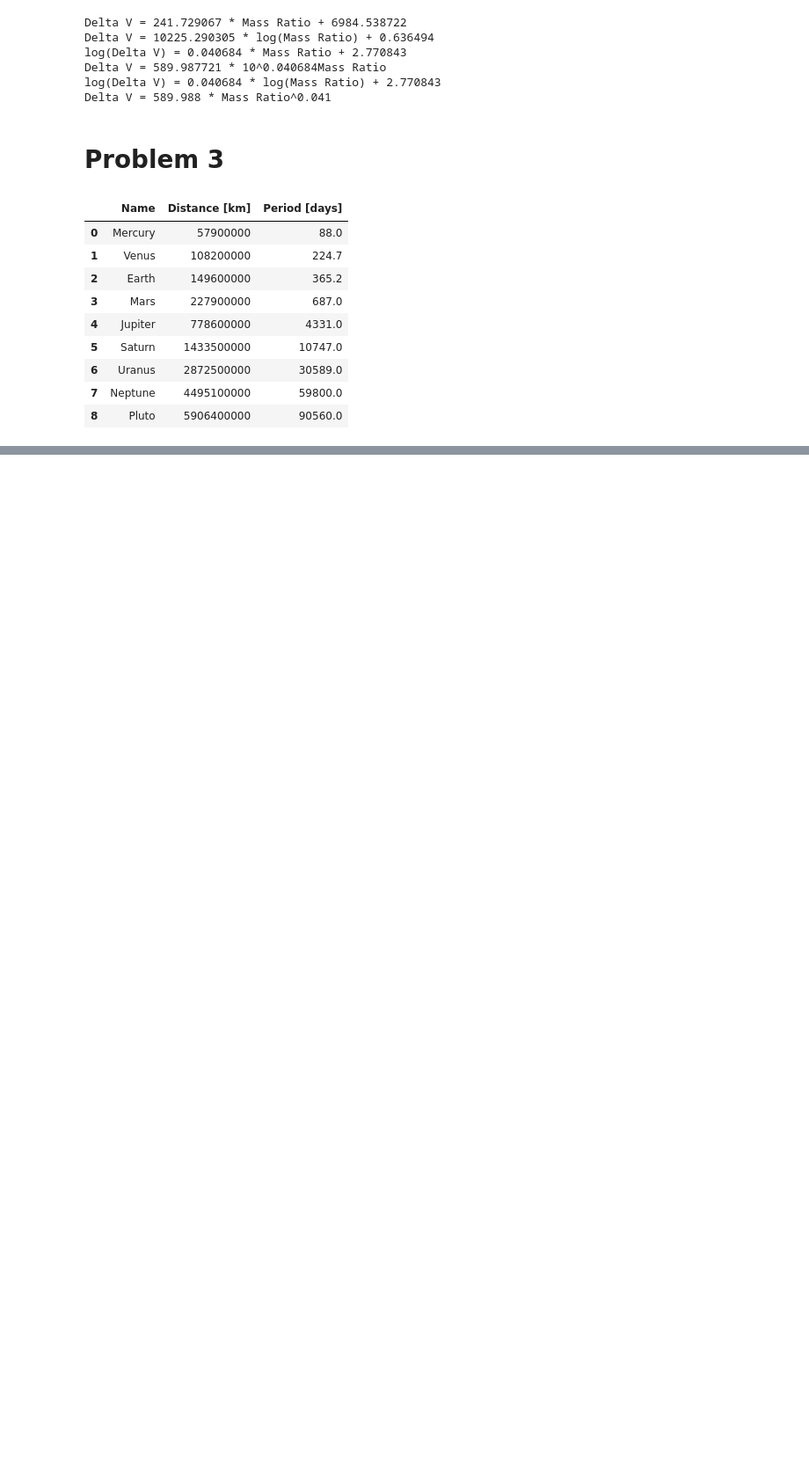
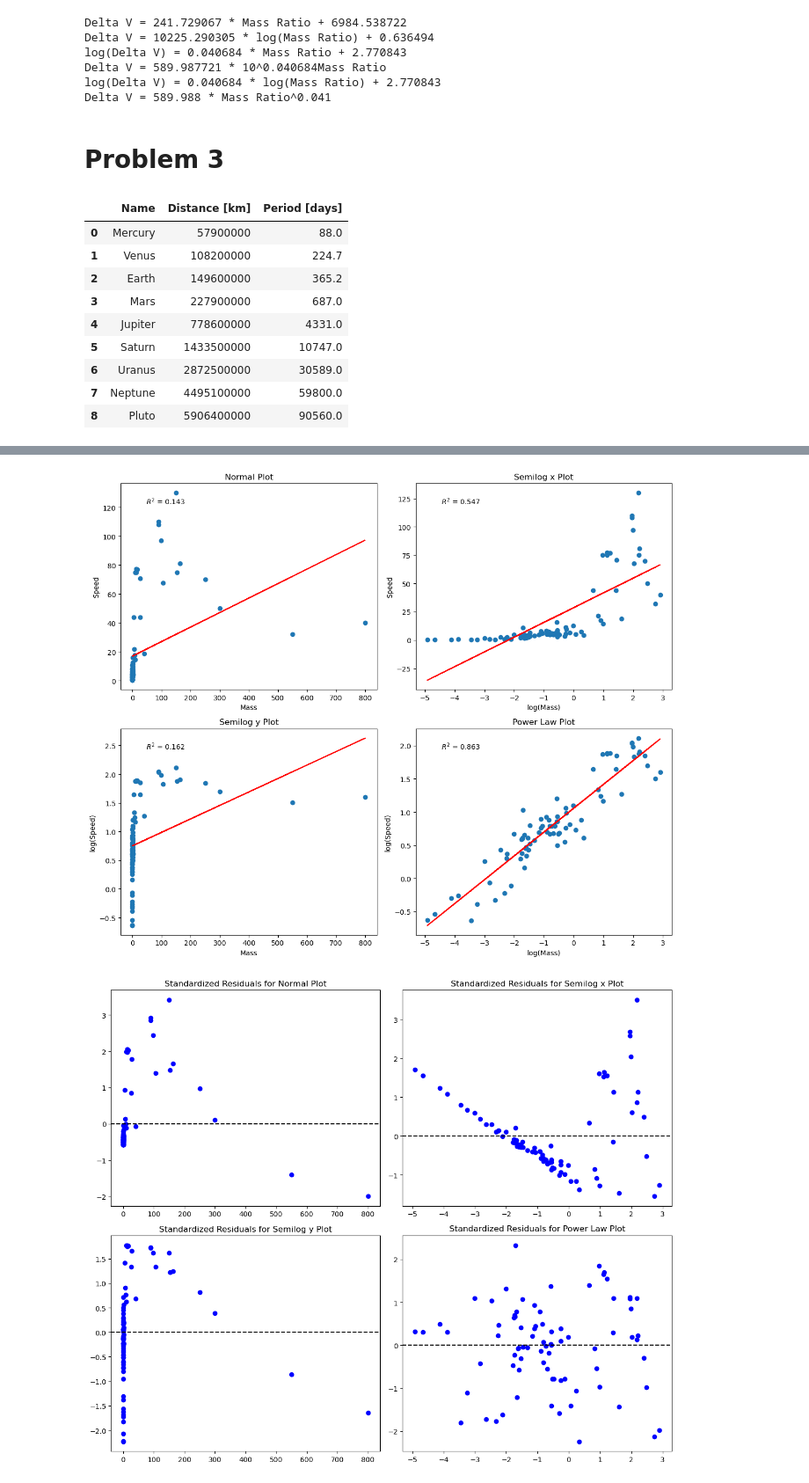
Before and after one commit to ririye01/math4334-MathModelingNotebooks, a Jupyter notebook: homework/hw2b/hw2b.ipynb, the cells around one changed output, grey strips where cells are left out. Shown at 88% size. Saved outputs shown, nothing was run; the diff lists cells and outputs as text; code cells hidden in the pictures; blank space fills up the shorter version.

```diff
--- a/homework/hw2b/hw2b.ipynb
+++ b/homework/hw2b/hw2b.ipynb
@@ -352,0 +355,3 @@ Orbital Period = 0.000 * Orbital Radius^1.499
+# %%
+df4: pd.DataFrame = pd.read_excel("hw-02b-data/fish-swimming-speeds.xlsx")
+df4.head()
@@ -352,0 +365,76 @@ Orbital Period = 0.000 * Orbital Radius^1.499
+# %%
+x4 = df4["Mass [kg]"].values
+y4 = df4["Speed [km/h]"].values
+
+epsilon = 1e-10
+x4_log = np.log10(x4 + epsilon)
+y4_log = np.log10(y4 + epsilon)
+
+fig, axs = plt.subplots(2, 2, figsize=(12, 10))
+
+def plot_and_fit(x, y, ax, xlabel, ylabel):
+    ax.scatter(x, y)
+    m, b = np.polyfit(x, y, 1)
+    ax.plot(x, m*x + b, color='red')
+    ax.set_xlabel(xlabel)
+    ax.set_ylabel(ylabel)
+    r2 = r2_score(y, m*x + b)
+    ax.text(0.1, 0.9, f'$R^2$ = {r2:.3f}', transform=ax.transAxes)
+    residuals = y - (m*x + b)
+    return residuals
+
+res_normal = plot_and_fit(x4, y4, axs[0, 0], 'Mass', 'Speed')
+res_x_log = plot_and_fit(x4_log, y4, axs[0, 1], 'log(Mass)', 'Speed')
+res_y_log = plot_and_fit(x4, y4_log, axs[1, 0], 'Mass', 'log(Speed)')
+res_power_law = plot_and_fit(x4_log, y4_log, axs[1, 1], 'log(Mass)', 'log(Speed)')
+
+axs[0, 0].set_title('Normal Plot')
+axs[0, 1].set_title('Semilog x Plot')
+axs[1, 0].set_title('Semilog y Plot')
+axs[1, 1].set_title('Power Law Plot')
+
+fig.savefig("plots/prob4_plots.png")
+plt.tight_layout()
+plt.show()
+
+def standardize_residuals(residuals):
+    std_dev = np.std(residuals)
+    return residuals / std_dev
+
+std_res_normal = standardize_residuals(res_normal)
+std_res_x_log = standardize_residuals(res_x_log)
+std_res_y_log = standardize_residuals(res_y_log)
+std_res_power_law = standardize_residuals(res_power_law)
+
+fig, axs = plt.subplots(2, 2, figsize=(12, 10))
+axs[0, 0].scatter(x4, std_res_normal, color='blue')
+axs[0, 1].scatter(x4_log, std_res_x_log, color='blue')
+axs[1, 0].scatter(x4, std_res_y_log, color='blue')
+axs[1, 1].scatter(x4_log, std_res_power_law, color='blue')
+
+for ax in axs.ravel():
+    ax.axhline(0, color='black', linestyle='--')
+
+axs[0, 0].set_title('Standardized Residuals for Normal Plot')
+axs[0, 1].set_title('Standardized Residuals for Semilog x Plot')
+axs[1, 0].set_title('Standardized Residuals for Semilog y Plot')
+axs[1, 1].set_title('Standardized Residuals for Power Law Plot')
+
+fig.savefig("plots/prob4_resid.png")
+plt.tight_layout()
+plt.show()
+
+# Regression parameters for all plots
+m_normal, b_normal = np.polyfit(x4, y4, 1)
+m_x_log, b_x_log = np.polyfit(x4_log, y4, 1)
+m_y_log, b_y_log = np.polyfit(x4, y4_log, 1)
+m_power_law, b_power_law = np.polyfit(x4_log, y4_log, 1)
+
+print(f"Max Speed = {m_normal:.2f} * Mass + {b_normal:.2f}")
+print(f"Max Speed = {m_x_log:.2f} * log(Mass) + {b_x_log:.2f}")
+print(f"log(Max Speed) = {m_y_log:.6f} * Mass + {b_y_log:.6f}")
+print(f"log(Max Period) = {m_power_law:.12f} * log(Mass) + {b_power_law:.12f}")
+print(f"Orbital Period = {10**b_power_law:.12f} * Mass^{m_power_law:.12f}")
+# %% [output]
+[figure, added]
+[figure, added]
```
Also changed, not shown: parts of 10 cells of this notebook, 7 other files.
